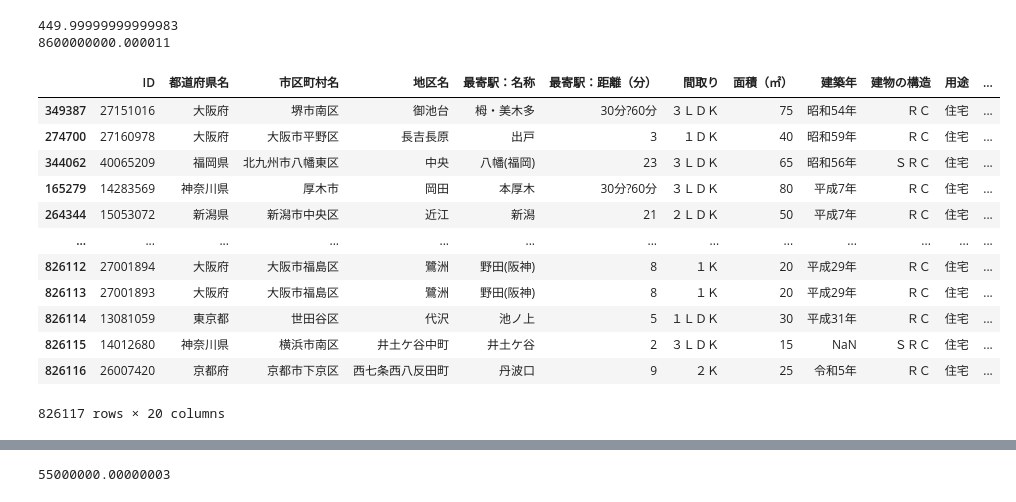
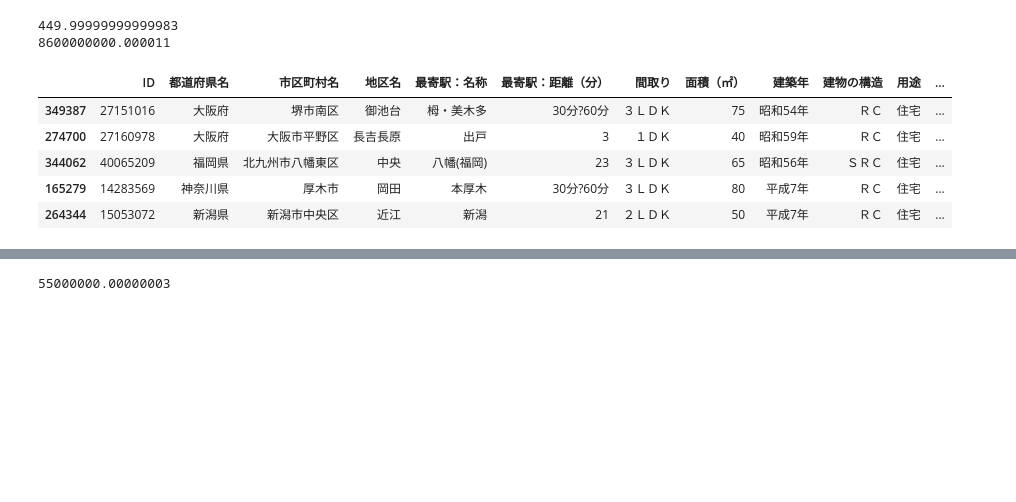
Before and after one commit to Tomokki/private_Python-.gitkeep, a Jupyter notebook: Kishika_コンペ流れ内容確認②.ipynb, the cells around one changed output, grey strips where cells are left out. Cells and saved outputs as stored; diff of their text form; code cells hidden in the pictures; blank space fills up the shorter version.

```diff
--- a/Kishika_コンペ流れ内容確認②.ipynb
+++ b/Kishika_コンペ流れ内容確認②.ipynb
@@ -247,8 +249,10 @@ rm_cols = []
 # %%
 df = pd.concat([train_df, test_df])
 
+df = pd.concat([train_df, test_df])
+
 rm_cols += ['市区町村コード']
-for i,v in df.nunique().iteritems():
+for i, v in df.nunique().items():
     if v <= 1:
         rm_cols.append(i)
 
@@ -316,20 +320,14 @@ print(df["price"].max())
 449.99999999999983
 8600000000.000011
 # %%
-df.sort_values(by='price')
+df_sort1 = df.sort_values(by='price')
+df_sort1.head()
 # 昇順でソート
 # %% [output]
 |  | ID | 都道府県名 | 市区町村名 | 地区名 | 最寄駅：名称 | 最寄駅：距離（分） | 間取り | 面積（㎡） | 建築年 | 建物の構造 | 用途 | ... |
 | 349387 | 27151016 | 大阪府 | 堺市南区 | 御池台 | 栂・美木多 | 30分?60分 | ３ＬＤＫ | 75 | 昭和54年 | ＲＣ | 住宅 | ... |
 | 274700 | 27160978 | 大阪府 | 大阪市平野区 | 長吉長原 | 出戸 | 3 | １ＤＫ | 40 | 昭和59年 | ＲＣ | 住宅 | ... |
 | 344062 | 40065209 | 福岡県 | 北九州市八幡東区 | 中央 | 八幡(福岡) | 23 | ３ＬＤＫ | 65 | 昭和56年 | ＳＲＣ | 住宅 | ... |
 | 165279 | 14283569 | 神奈川県 | 厚木市 | 岡田 | 本厚木 | 30分?60分 | ３ＬＤＫ | 80 | 平成7年 | ＲＣ | 住宅 | ... |
 | 264344 | 15053072 | 新潟県 | 新潟市中央区 | 近江 | 新潟 | 21 | ２ＬＤＫ | 50 | 平成7年 | ＲＣ | 住宅 | ... |
-| ... | ... | ... | ... | ... | ... | ... | ... | ... | ... | ... | ... | ... |
-| 826112 | 27001894 | 大阪府 | 大阪市福島区 | 鷺洲 | 野田(阪神) | 8 | １Ｋ | 20 | 平成29年 | ＲＣ | 住宅 | ... |
-| 826113 | 27001893 | 大阪府 | 大阪市福島区 | 鷺洲 | 野田(阪神) | 8 | １Ｋ | 20 | 平成29年 | ＲＣ | 住宅 | ... |
-| 826114 | 13081059 | 東京都 | 世田谷区 | 代沢 | 池ノ上 | 5 | １ＬＤＫ | 30 | 平成31年 | ＲＣ | 住宅 | ... |
-| 826115 | 14012680 | 神奈川県 | 横浜市南区 | 井土ケ谷中町 | 井土ケ谷 | 2 | ３ＬＤＫ | 15 | NaN | ＳＲＣ | 住宅 | ... |
-| 826116 | 26007420 | 京都府 | 京都市下京区 | 西七条西八反田町 | 丹波口 | 9 | ２Ｋ | 25 | 令和5年 | ＲＣ | 住宅 | ... |
-826117 rows × 20 columns
 # %%
```
Also changed, not shown: parts of 60 cells of this notebook.
